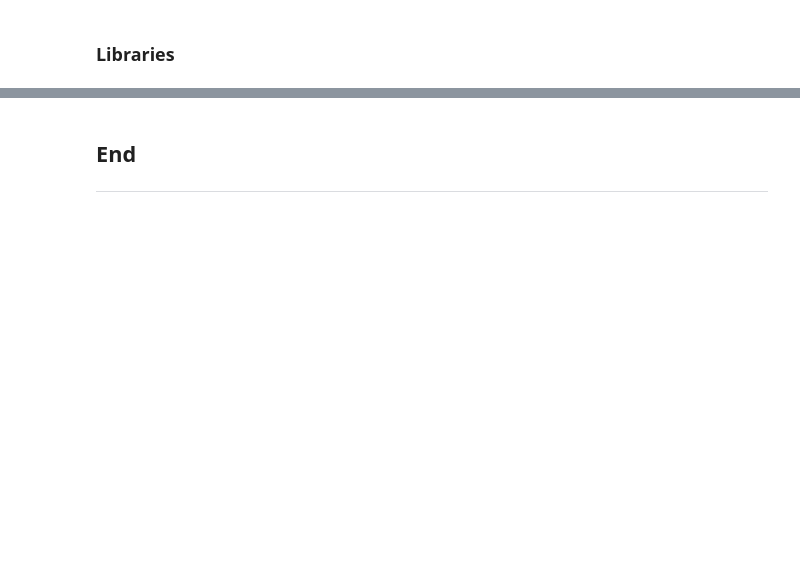
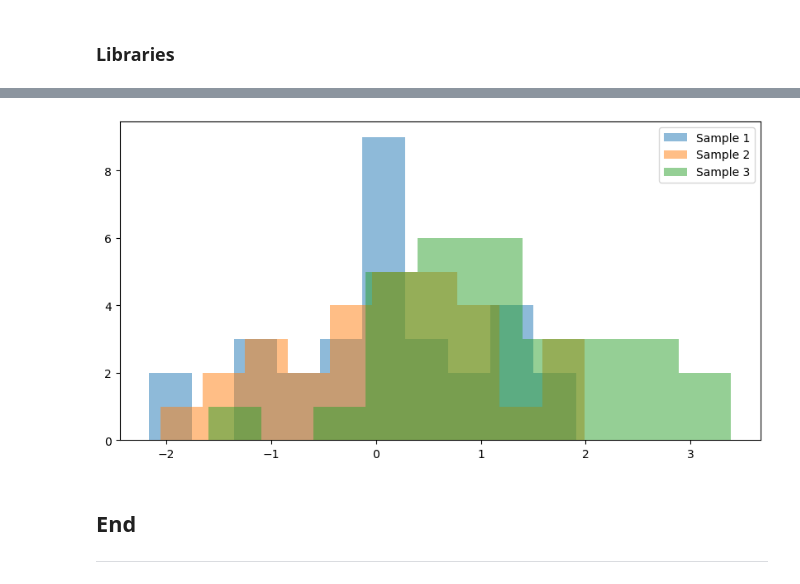
Before and after one commit to Jennyicano/applied-statistics, a Jupyter notebook: problems.ipynb, the cells around one changed output, grey strips where cells are left out. Cells and saved outputs as stored; diff of their text form; code cells hidden in the pictures; blank space fills up the shorter version.

```diff
--- a/problems.ipynb
+++ b/problems.ipynb
@@ -828,0 +859,9 @@ This result illustrates how random variation and limited sample size can obscure
+# %%
+# First sample.
+sample_1 = np.random.normal(loc=0, scale=1.0, size=30)
+
+# Second sample.
+sample_2 = np.random.normal(loc=0.5, scale=1.0, size=30)
+
+# Third sample.
+sample_3 = np.random.normal(loc=1, scale=1.0, size=30)
@@ -829,3 +886,20 @@ This result illustrates how random variation and limited sample size can obscure
+# %%
+# Create histograms.
+fig, ax = plt.subplots(figsize=(10, 5))
+
+# Histogram of the first sample.
+ax.hist(sample_1, bins=10, alpha=0.5, label='Sample 1')
+
+# Histogram of the second sample.
+ax.hist(sample_2, bins=10, alpha=0.5, label='Sample 2')
+
+# Histogram of the third sample.
+ax.hist(sample_3, bins=10, alpha=0.5, label='Sample 3')
+
+# Add a legend.
+ax.legend();
+# %% [output]
+[figure, added]
 # %% [markdown]
 ## End
 
```
Also changed, not shown: parts of 4 cells of this notebook.
